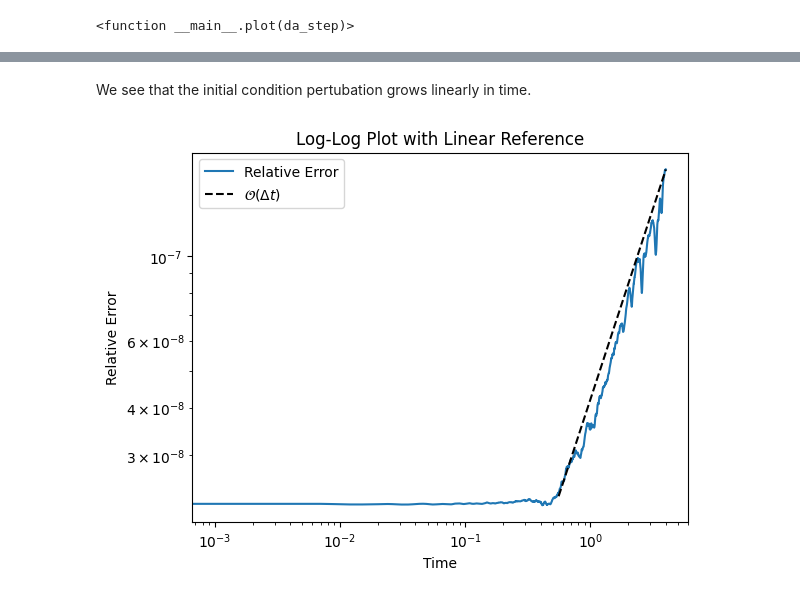
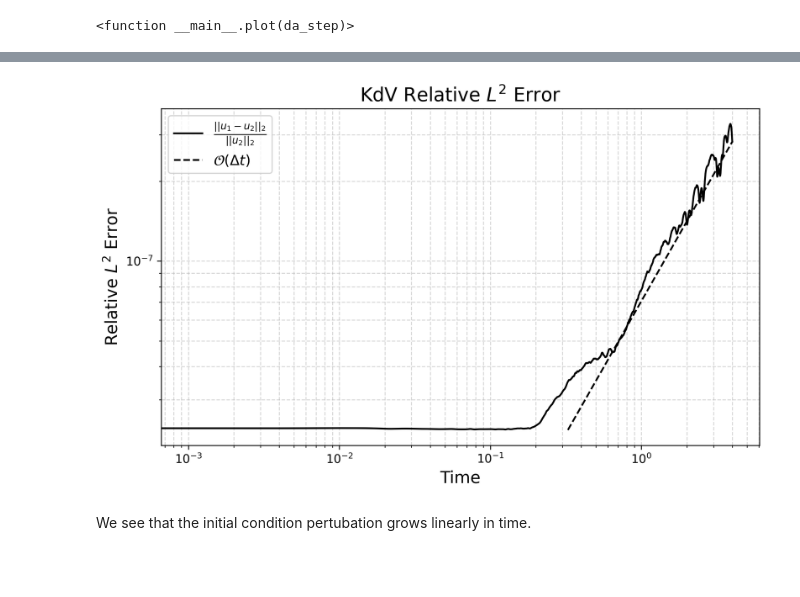
Before and after one commit to jameswoodfield/Particle_Filter, a Jupyter notebook: Example_2_KdV_perturbed.ipynb, the cells around one changed output, grey strips where cells are left out. Cells and saved outputs as stored; diff of their text form; code cells hidden in the pictures; blank space fills up the shorter version.

```diff
--- a/Example_2_KdV_perturbed.ipynb
+++ b/Example_2_KdV_perturbed.ipynb
@@ -96,13 +100,20 @@ Text(0, 0.5, 'L2 Relative difference')
+# %%
+plt.figure(dpi=300, figsize=(8, 5))
+plt.plot(time, relative_error, c='k', label=r'$\frac{||u_1 - u_2||_{2}}{||u_2||_{2}}$')
+plt.yscale('log')
+plt.xscale('log')
+plt.xlabel('Time', fontsize=14)
+plt.ylabel(r'Relative $L^2$ Error', fontsize=14)
+plt.title(r'KdV Relative $L^2$ Error', fontsize=16)
+plt.grid(True, which='both', ls='--', alpha=0.5)
+mask = relative_error > 3.5e-8
+plt.loglog(time[mask], time[mask] * relative_error[-1] / time[-1], '--', label=r'$\mathcal{O}(\Delta t)$', c='k')
+plt.legend(fontsize=12)
+plt.tight_layout()
+plt.savefig('/Users/jmw/Documents/GitHub/Particle_Filter/Saving/KdV_ic_pertubation_error.png',bbox_inches='tight',dpi=300)
+
+plt.show()
+# %% [output]
+[figure, added]
 # %% [markdown]
 We see that the initial condition pertubation grows linearly in time.
-# %%
-plt.loglog(time, relative_error, label='Relative Error')
-mask = relative_error > 2.4e-8
-plt.loglog(time[mask], time[mask] * relative_error[-1] / time[-1], '--', label=r'$\mathcal{O}(\Delta t)$', c='k')
-plt.xlabel('Time')
-plt.ylabel('Relative Error')
-plt.legend()
-plt.title('Log-Log Plot with Linear Reference')
-plt.show()
-# %% [output]
-[figure, removed]
```
Also changed, not shown: parts of 8 cells of this notebook, 11 other files.
